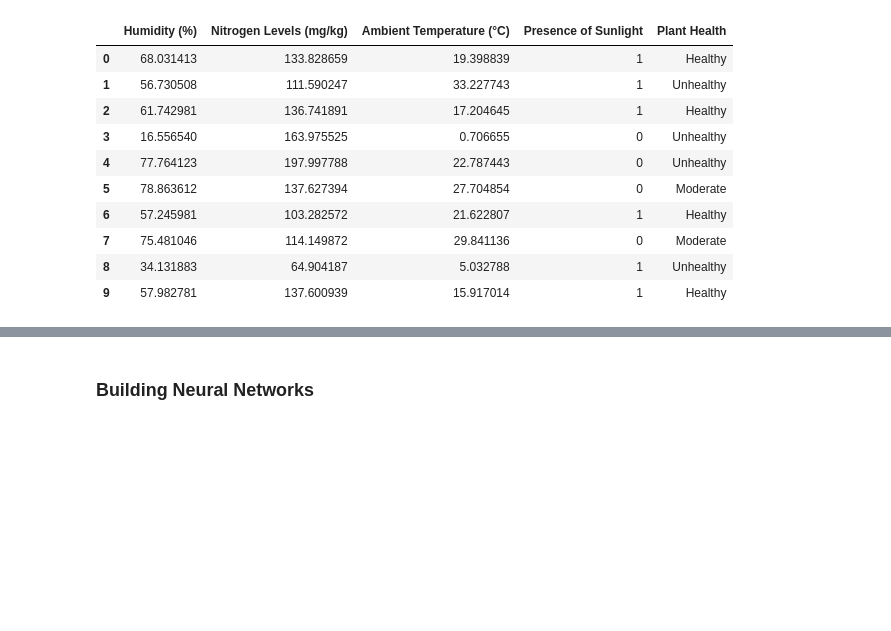
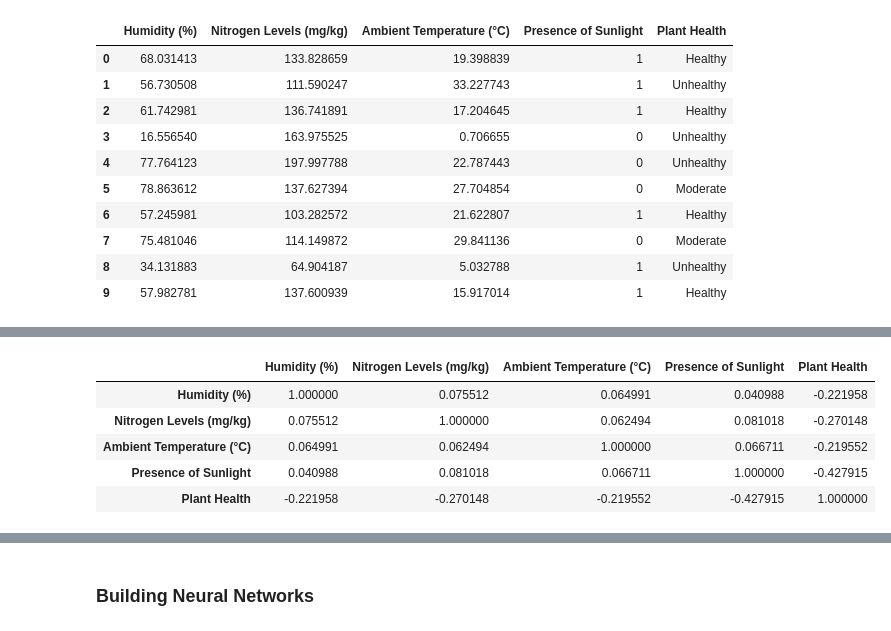
Before and after one commit to jawadahmed2/Plant-Health-Prediction-From-Sensors-Data, a Jupyter notebook: Source/predict_plant_health.ipynb, the cells around one changed output, grey strips where cells are left out. Drawn from its saved outputs; the diff is of its cells as text; code cells hidden in the pictures; blank space fills up the shorter version.

```diff
--- a/Source/predict_plant_health.ipynb
+++ b/Source/predict_plant_health.ipynb
@@ -94,0 +114,10 @@ df = pd.read_csv('plant_health_dataset.csv')
+# %%
+# Find the correlation between the features
+df.corr()
+# %% [output]
+|  | Humidity (%) | Nitrogen Levels (mg/kg) | Ambient Temperature (°C) | Presence of Sunlight | Plant Health |
+| Humidity (%) | 1.000000 | 0.075512 | 0.064991 | 0.040988 | -0.221958 |
+| Nitrogen Levels (mg/kg) | 0.075512 | 1.000000 | 0.062494 | 0.081018 | -0.270148 |
+| Ambient Temperature (°C) | 0.064991 | 0.062494 | 1.000000 | 0.066711 | -0.219552 |
+| Presence of Sunlight | 0.040988 | 0.081018 | 0.066711 | 1.000000 | -0.427915 |
+| Plant Health | -0.221958 | -0.270148 | -0.219552 | -0.427915 | 1.000000 |
```
Also changed, not shown: parts of 9 cells of this notebook, 1 other file.
